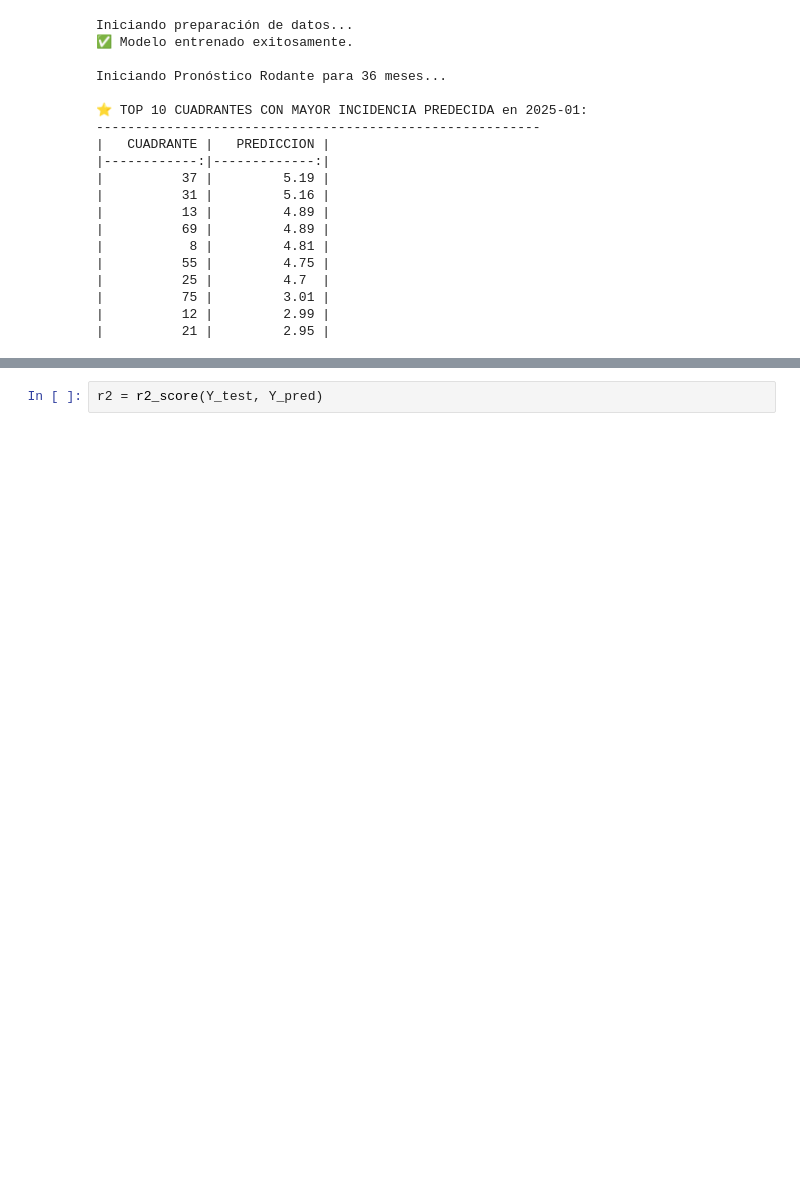
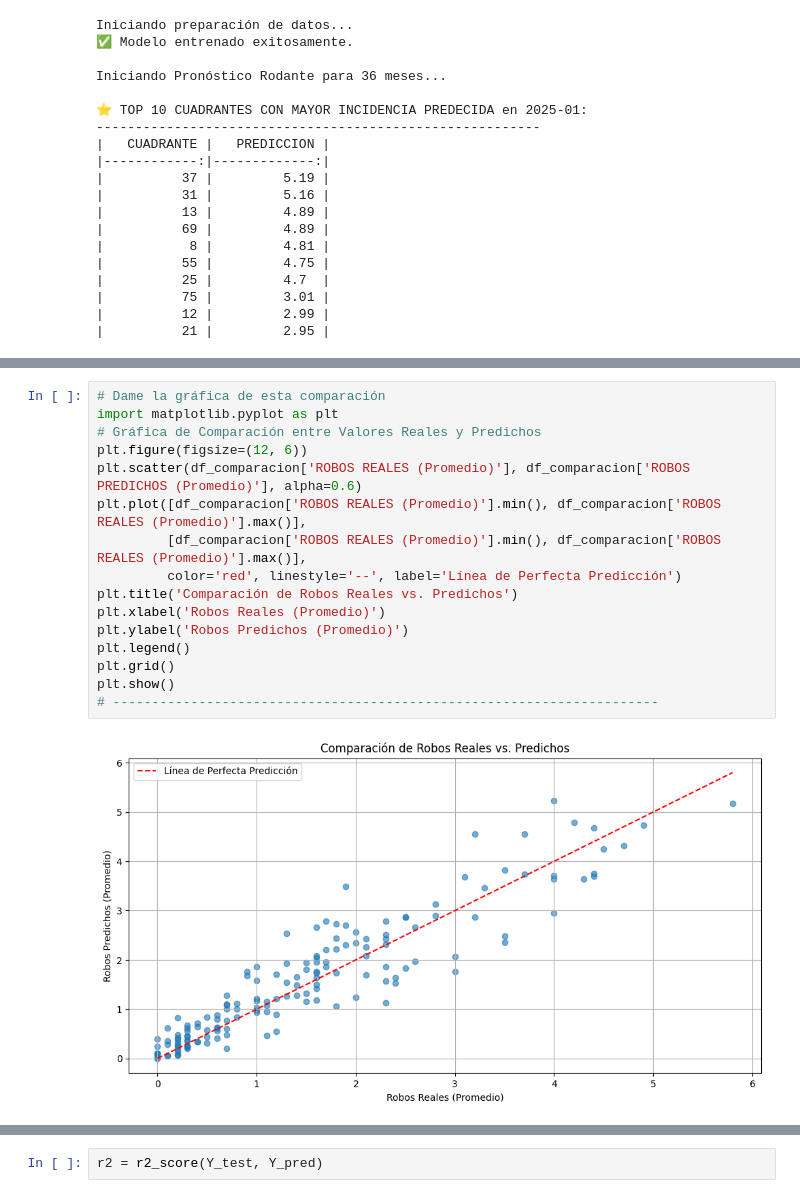
Before and after one commit to CLA-TI3001C-AD2025-G100/A01563230-EDA, a Jupyter notebook: FICOSEC_modelo_negocio.ipynb, the cells around one changed output, grey strips where cells are left out. Drawn from its saved outputs; the diff is of its cells as text; blank space fills up the shorter version.

```diff
--- a/FICOSEC_modelo_negocio.ipynb
+++ b/FICOSEC_modelo_negocio.ipynb
@@ -447,0 +568,18 @@ Iniciando Pronóstico Rodante para 36 meses...
+# %%
+# Dame la gráfica de esta comparación
+import matplotlib.pyplot as plt
+# Gráfica de Comparación entre Valores Reales y Predichos
+plt.figure(figsize=(12, 6))
+plt.scatter(df_comparacion['ROBOS REALES (Promedio)'], df_comparacion['ROBOS PREDICHOS (Promedio)'], alpha=0.6)
+plt.plot([df_comparacion['ROBOS REALES (Promedio)'].min(), df_comparacion['ROBOS REALES (Promedio)'].max()],
+         [df_comparacion['ROBOS REALES (Promedio)'].min(), df_comparacion['ROBOS REALES (Promedio)'].max()],
+         color='red', linestyle='--', label='Línea de Perfecta Predicción')
+plt.title('Comparación de Robos Reales vs. Predichos')
+plt.xlabel('Robos Reales (Promedio)')
+plt.ylabel('Robos Predichos (Promedio)')
+plt.legend()
+plt.grid()
+plt.show()
+# ----------------------------------------------------------------------
+# %% [output]
+[figure, added]
```
Also changed, not shown: parts of 2 cells of this notebook.
